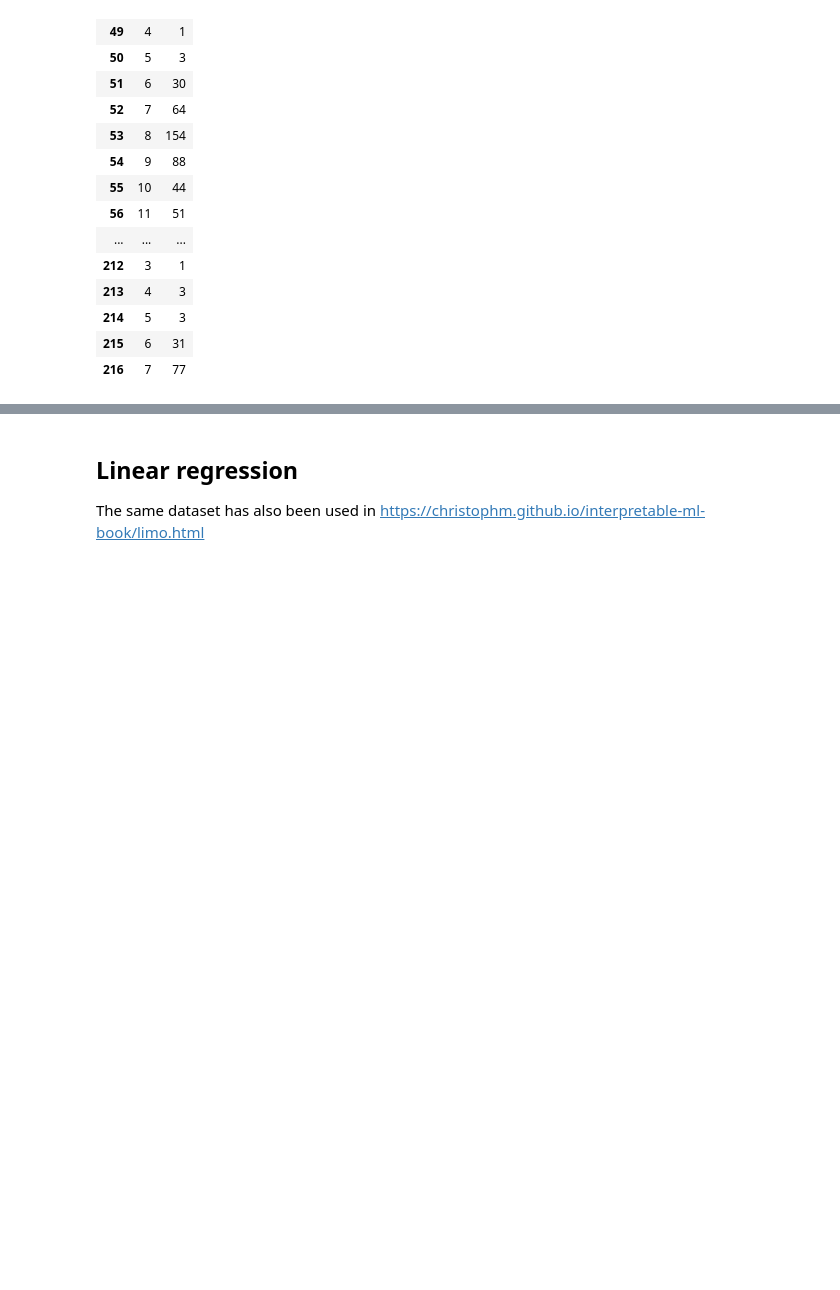
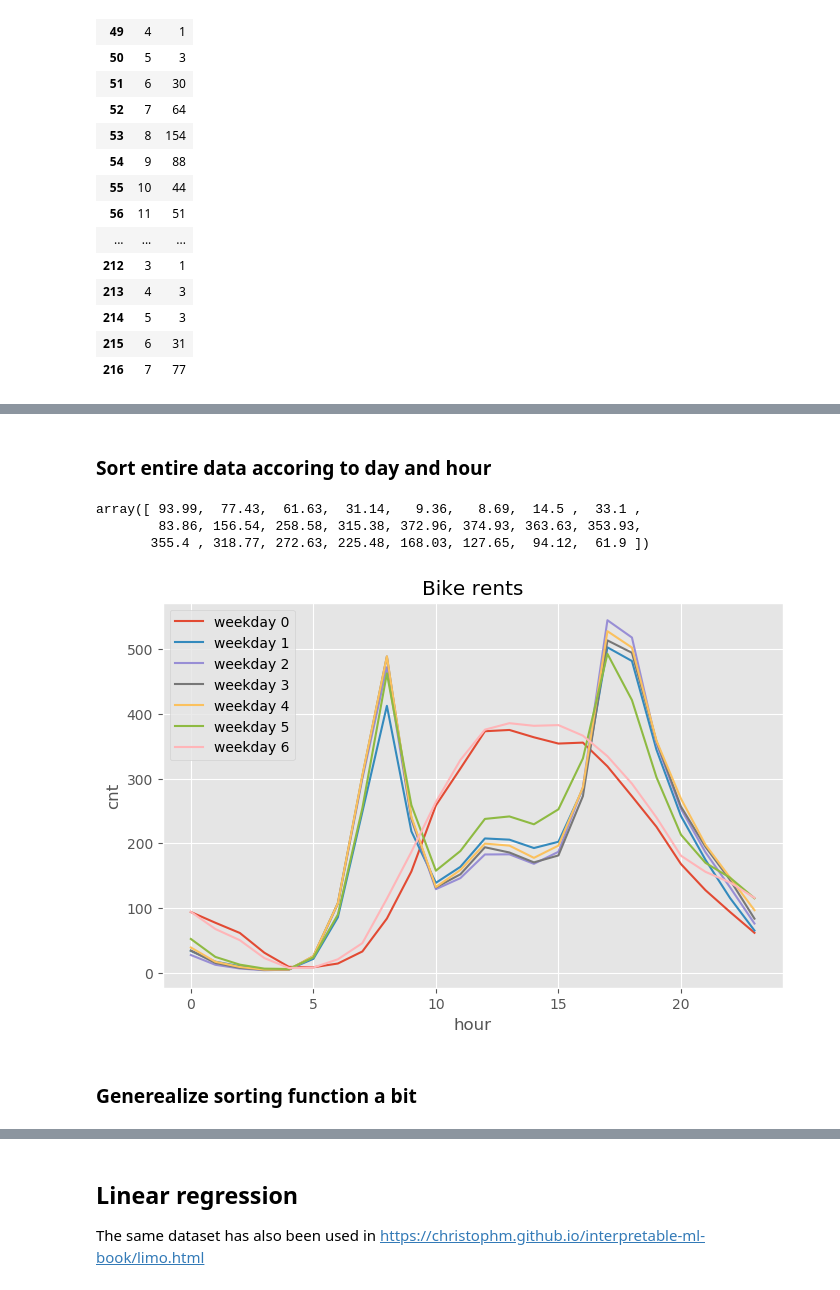
Before and after one commit to florian-huber/python_data_exploration_tutorial, a Jupyter notebook: notebooks/Dataset_example1_London_bikes.ipynb, the cells around one changed output, grey strips where cells are left out. Drawn from its saved outputs; the diff is of its cells as text; code cells hidden in the pictures; blank space fills up the shorter version.

```diff
--- a/notebooks/Dataset_example1_London_bikes.ipynb
+++ b/notebooks/Dataset_example1_London_bikes.ipynb
@@ -219,10 +183,0 @@ array([  5,   5,  17,   7,   7,  15,  11,  37,  30,   4,  11,  13,  12,
-# %%
-# Sort data by time and day
-
-data_timed = np.zeros((24,7))
-for day in range(7):
-    data = data_bike_rent[data_bike_rent['weekday'] == day]['cnt'].values
-    data_hr = data_bike_rent[data_bike_rent['weekday'] == day]['hr'].values
-    for hour in range(24):
-        cnts = data[np.where(data_hr == hour)[0]]
-        data_timed[hour, day] = np.sum(cnts)/cnts.shape[0]
@@ -263,10 +183,0 @@ def sort_by_time(selected_feature):
-# %%
-data_casual = sort_by_time('casual')
-
-fig = plt.figure(num=None, figsize=(12,6))
-for day in range(7):
-    plt.plot(data_casual[:,day], label = "weekday "+str(day))
-plt.legend()
-plt.title('Bike rents')
-plt.xlabel('hour')
-plt.ylabel('casual clients')
@@ -391,0 +224,20 @@ Text(0,0.5,'casual')
+# %% [markdown]
+### Sort entire data accoring to day and hour
+# %%
+# Create new numpy array to collect the data
+data_timed = np.zeros((24,7)) # 24 (hours) x 7 (days) numpy array
+
+for day in range(7):
+    idx_day = data_bike_rent['weekday'] == day
+    data = data_bike_rent[idx_day]['cnt'].values
+    data_hr = data_bike_rent[idx_day]['hr'].values
+    for hour in range(24):
+        cnts = data[np.where(data_hr == hour)[0]]
+        data_timed[hour, day] = np.sum(cnts)/cnts.shape[0]
+# %%
+#data_timed[:,0]
+np.round(data_timed[:,0], 2)
+# %% [output]
+array([ 93.99,  77.43,  61.63,  31.14,   9.36,   8.69,  14.5 ,  33.1 ,
+        83.86, 156.54, 258.58, 315.38, 372.96, 374.93, 363.63, 353.93,
+       355.4 , 318.77, 272.63, 225.48, 168.03, 127.65,  94.12,  61.9 ])
@@ -391,0 +252,18 @@ Text(0,0.5,'casual')
+# %%
+def plot_daily_average(data_array, labels, ylabel, figsize = (8,5)):
+    #plt.style.use('ggplot') #'default'
+    fig = plt.figure(num=None, figsize=figsize)
+    for day in range(data_array.shape[1]):
+        plt.plot(data_array[:,day], label = labels[day])
+    plt.legend()
+    plt.title('Bike rents')
+    plt.xlabel('hour')
+    plt.ylabel(ylabel)
+
+labels = ["weekday "+str(i) for i in range(7)]
+
+plot_daily_average(data_timed, labels, 'cnt')
+# %% [output]
+[figure, added]
+# %% [markdown]
+### Generealize sorting function a bit
```
Also changed, not shown: parts of 36 cells of this notebook.
